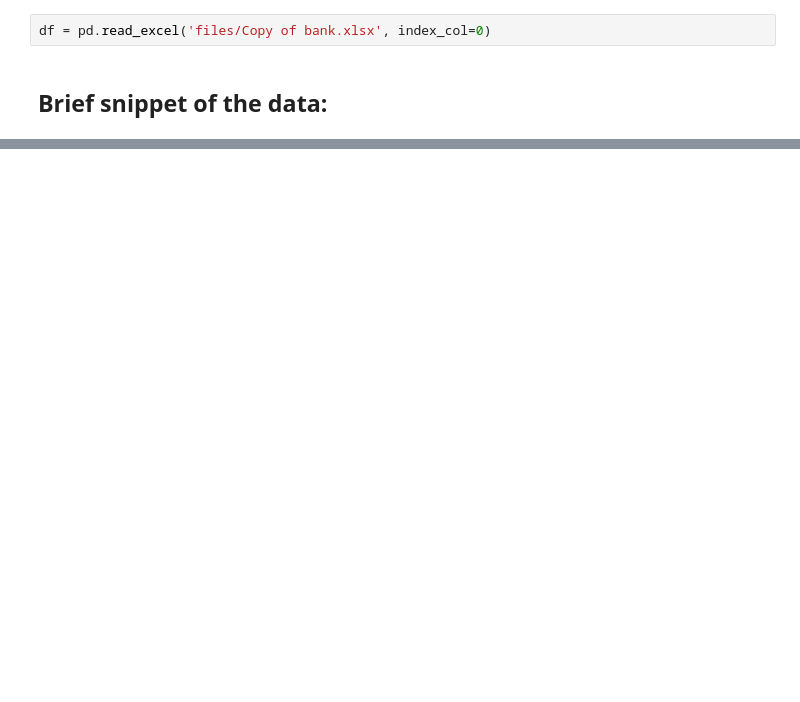
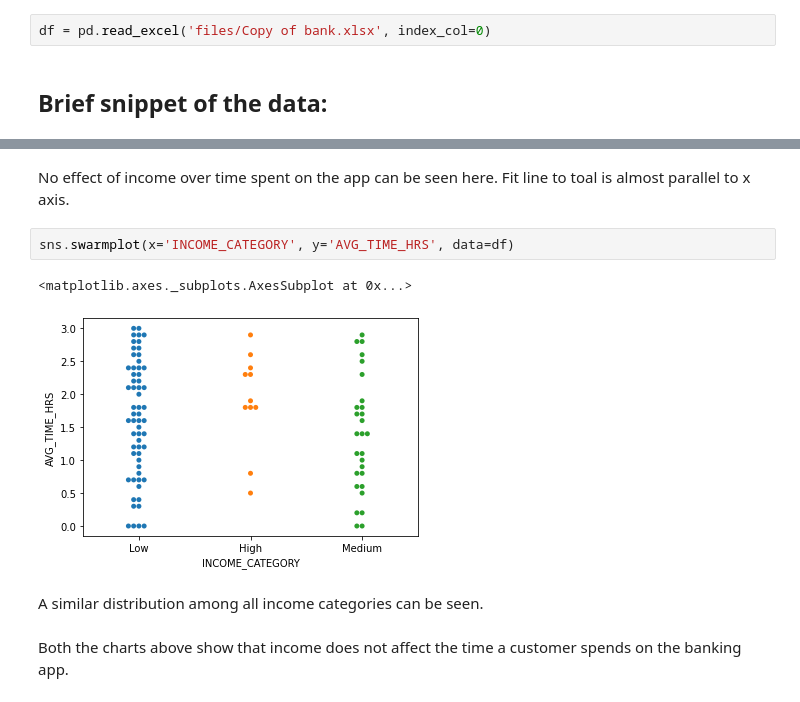
Before and after one commit to swarnim-madan/PACE-Project, a Jupyter notebook: Group 17/PACE.ipynb, the cells around one changed output, grey strips where cells are left out. Drawn from its saved outputs; the diff is of its cells as text; blank space fills up the shorter version.

```diff
--- a/Group 17/PACE.ipynb
+++ b/Group 17/PACE.ipynb
@@ -54,0 +73,11 @@ plt.title("Distribution of Speed for Pokemon")
+# %% [markdown]
+No effect of income over time spent on the app can be seen here. Fit line to toal is almost parallel to x axis.
+# %%
+sns.swarmplot(x='INCOME_CATEGORY', y='AVG_TIME_HRS', data=df)
+# %% [output]
+<matplotlib.axes._subplots.AxesSubplot at 0x...>
+[figure, added]
+# %% [markdown]
+A similar distribution among all income categories can be seen.
+# %% [markdown]
+Both the charts above show that income does not affect the time a customer spends on the banking app.
```
Also changed, not shown: parts of 15 cells of this notebook.
